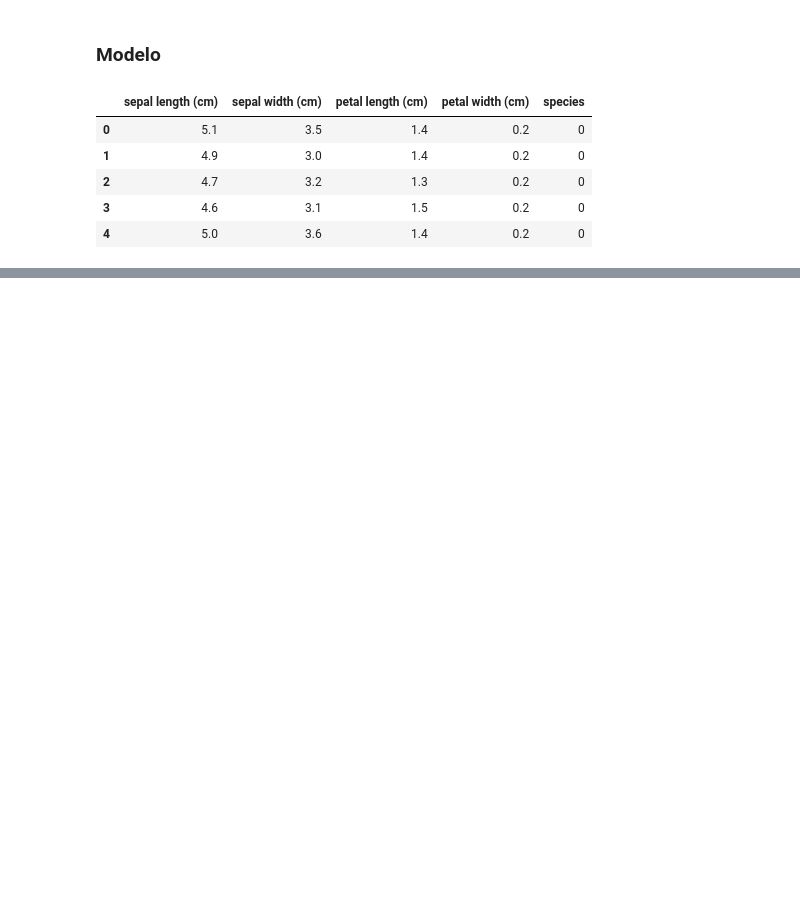
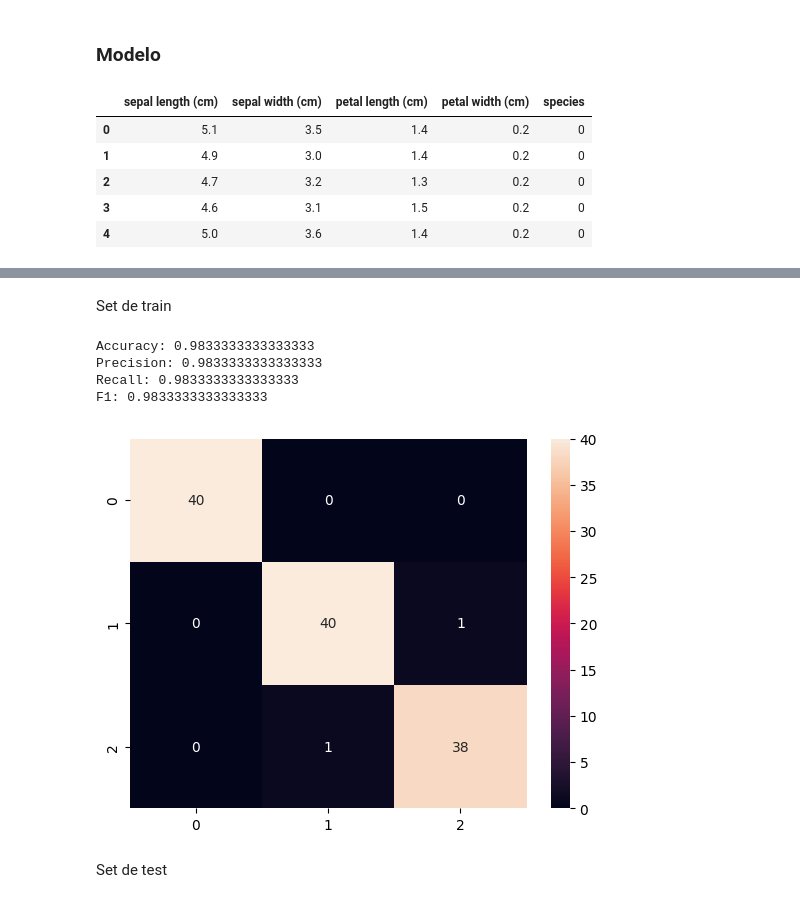
Before and after one commit to Walt9819/machine-learning, a Jupyter notebook: code/6_knn.ipynb, the cells around one changed output, grey strips where cells are left out. Saved outputs shown, nothing was run; the diff lists cells and outputs as text; code cells hidden in the pictures; blank space fills up the shorter version.

```diff
--- a/code/6_knn.ipynb
+++ b/code/6_knn.ipynb
@@ -79,3 +152,25 @@ plt.show()
+# %% [markdown]
+Set de train
+# %%
+y_train_pred = knn.predict(X_train)
+
+# verificamos las métricas de evaluación
+print('Accuracy:', accuracy_score(y_train, y_train_pred))
+print('Precision:', precision_score(y_train, y_train_pred, average='micro'))
+print('Recall:', recall_score(y_train, y_train_pred, average='micro'))
+print('F1:', f1_score(y_train, y_train_pred, average='micro'))
+
+# Matriz de confusión
+cm = confusion_matrix(y_train, y_train_pred)
+sns.heatmap(cm, annot=True, fmt='d');
+# %% [output]
+Accuracy: 0.9833333333333333
+Precision: 0.9833333333333333
+Recall: 0.9833333333333333
+F1: 0.9833333333333333
+[figure, added]
+# %% [markdown]
+Set de test
 # %%
 # verificamos las métricas de evaluación
 print('Accuracy:', accuracy_score(y_test, y_pred))
```
Also changed, not shown: parts of 22 cells of this notebook, 7 other files.
